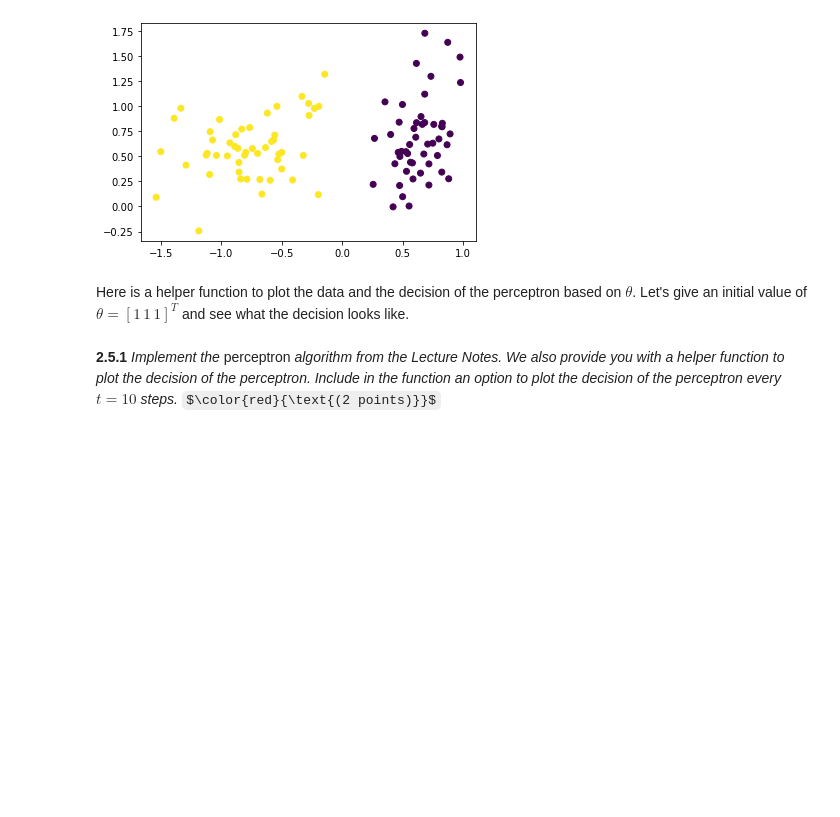
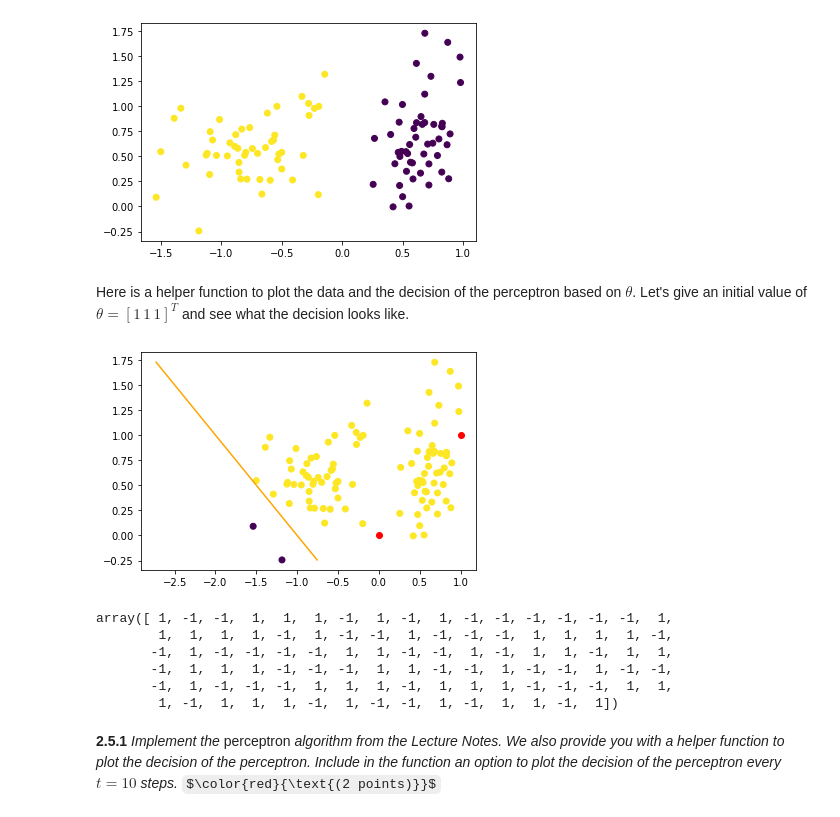
Before and after one commit to rafaelweinert/DD1420_ML_Excercises, a Jupyter notebook: DD1420_HT23_Ex2_STUDENT_VERSION_v3.ipynb, the cells around one changed output. Cells and saved outputs as stored; diff of their text form; code cells hidden in the pictures; some formulas as TeX source; blank space fills up the shorter version.

```diff
--- a/DD1420_HT23_Ex2_STUDENT_VERSION_v3.ipynb
+++ b/DD1420_HT23_Ex2_STUDENT_VERSION_v3.ipynb
@@ -681,24 +670,36 @@ Here is a helper function to plot the data and the decision of the perceptron ba
 # %%
 import numpy as np
 def plot_perceptron(xs,w,t):
   """ input: xs data
              w = parameters [b w1 w2]
              t = figure handle
   """
   b, w1, w2 = w
   xs_hom = np.concatenate([np.ones(shape=[len(xs), 1]), xs], axis=1)
   yy = np.linspace(np.min(xs[:, 1]), np.max(xs[:, 1]), 20)
   xx = (w2 * yy + b)/(-w1)
 
   plt.figure(t)
   plt.plot(xx, yy, color="orange")
   prediction = xs_hom @ w
   class_membership = np.sign(prediction)
   plt.scatter(x=xs[:, 0], y=xs[:, 1], c=class_membership)
+  plt.scatter(x=[0, w1], y = [0, w2], c = 'red')
   plt.show()
-#t = plt.figure()
-#w0 = np.ones(2 + 1)
-#plot_perceptron(xs,w0,t)
+t = plt.figure()
+w0 = np.ones(2 + 1)
+plot_perceptron(xs,w0,t)
+# %% [output]
+[figure, added]
+# %%
+ys
+# %% [output]
+array([ 1, -1, -1,  1,  1,  1, -1,  1, -1,  1, -1, -1, -1, -1, -1, -1,  1,
+        1,  1,  1,  1, -1,  1, -1, -1,  1, -1, -1, -1,  1,  1,  1,  1, -1,
+       -1,  1, -1, -1, -1, -1,  1,  1, -1, -1,  1, -1,  1,  1, -1,  1,  1,
+       -1,  1,  1,  1, -1, -1, -1,  1,  1, -1, -1,  1, -1, -1,  1, -1, -1,
+       -1,  1, -1, -1, -1,  1,  1,  1, -1,  1,  1,  1, -1, -1, -1,  1,  1,
+        1, -1,  1,  1,  1, -1,  1, -1, -1,  1, -1,  1,  1, -1,  1])
 # %% [markdown]
 **2.5.1** *Implement the* perceptron *algorithm from the Lecture Notes. We also provide you with a helper function to plot the decision of the perceptron. Include in the function an option to plot the decision of the perceptron every $t=10$ steps.* $\color{red}{\text{(2 points)}}$
 # %%
```
Also changed, not shown: parts of 23 cells of this notebook.
